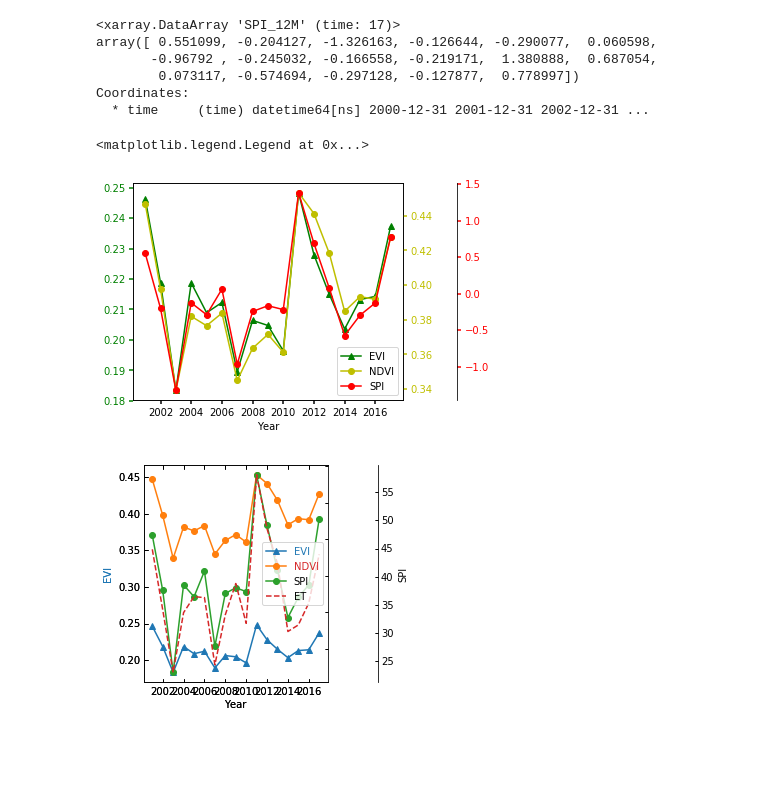
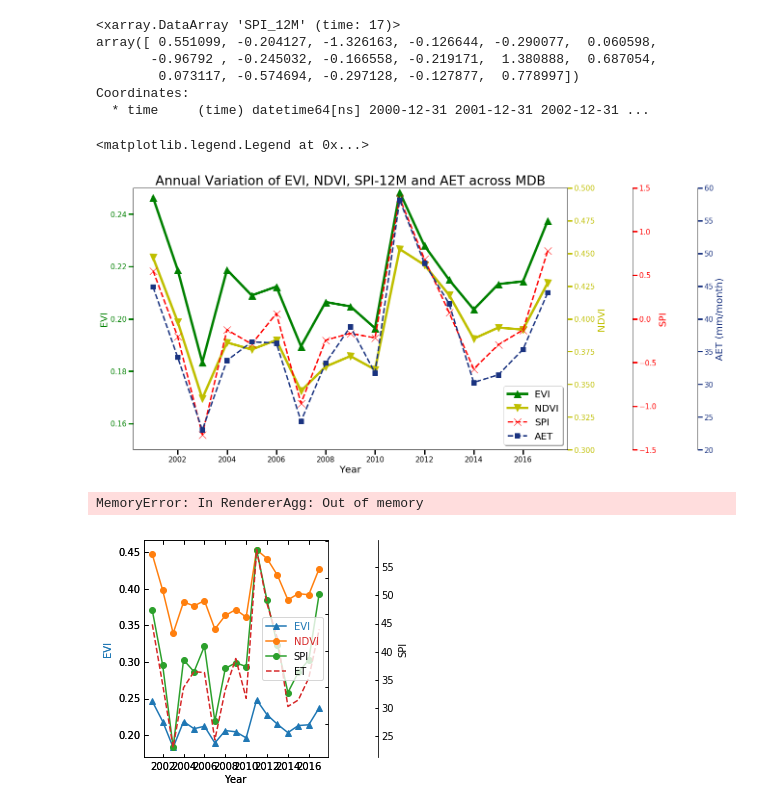
Before and after one commit to ozewex/team-drip, a Jupyter notebook: notebooks/gr/GR_TS_VI_ENV.ipynb, the cells around one changed output. Saved outputs shown, nothing was run; the diff lists cells and outputs as text; code cells hidden in the pictures; blank space fills up the shorter version.

Commit message:
timeseries with multiple yaxis

```diff
--- a/notebooks/gr/GR_TS_VI_ENV.ipynb
+++ b/notebooks/gr/GR_TS_VI_ENV.ipynb
@@ -114,4 +117,6 @@ Coordinates:
 # %%
+
+
 import matplotlib.pyplot as plt
 
 
@@ -120,53 +125,78 @@ def make_patch_spines_invisible(ax):
     ax.patch.set_visible(False)
     for sp in ax.spines.values():
         sp.set_visible(False)
 
 
-fig, host = plt.subplots()
+fig, host = plt.subplots(figsize=(20,10))
 fig.subplots_adjust(right=0.75)
+# fig.figure
+# plt.figure(figsize=(1,4)
 
 par1 = host.twinx()
 par2 = host.twinx()
+par3 = host.twinx()
 
 # Offset the right spine of par2.  The ticks and label have already been
 # placed on the right by twinx above.
-par2.spines["right"].set_position(("axes", 1.2))
+par2.spines["right"].set_position(("axes", 1.15))
+par3.spines["right"].set_position(("axes", 1.3))
 # Having been created by twinx, par2 has its frame off, so the line of its
 # detached spine is invisible.  First, activate the frame but make the patch
 # and spines invisible.
 make_patch_spines_invisible(par2)
+make_patch_spines_invisible(par3)
 # Second, show the right spine.
 par2.spines["right"].set_visible(True)
-p1, = host.plot(evi_ts.time,evi_ts,'g^-', label="EVI")
-p2, = par1.plot(ndvi_ts.time,ndvi_ts,'yo-', label="NDVI")
-p3, = par2.plot(spi_ts.time,spi_ts,'ro-', label="SPI")
+par3.spines["right"].set_visible(True)
+p1, = host.plot(evi_ts.time,evi_ts,'g^-', label="EVI",linewidth=5,markersize=15)
+p2, = par1.plot(ndvi_ts.time,ndvi_ts,'yv-', label="NDVI",linewidth=5,markersize=15)
+p3, = par2.plot(spi_ts.time,spi_ts,'rx--', label="SPI",linewidth=3,markersize=15)
+p4, = par3.plot(aet_ts.time,aet_ts,'s--',color=(0.1, 0.2, 0.5), label="AET",linewidth=3,markersize=10)
 
-# host.set_xlim(0, 2)
-# host.set_ylim(0, 2)
-# par1.set_ylim(0, 4)
-# par2.set_ylim(1, 65)
 
 host.set_xlabel("Year")
-# host.set_ylabel("Density")
-# par1.set_ylabel("Temperature")
-# par2.set_ylabel("Velocity")
+host.set_ylabel("EVI")
+par1.set_ylabel("NDVI")
+par2.set_ylabel("SPI")
+par3.set_ylabel("AET (mm/month)")
 
 host.yaxis.label.set_color(p1.get_color())
 par1.yaxis.label.set_color(p2.get_color())
 par2.yaxis.label.set_color(p3.get_color())
+par3.yaxis.label.set_color(p4.get_color())
 
-tkw = dict(size=4, width=1.5)
-host.tick_params(axis='y', colors=p1.get_color(), **tkw)
-par1.tick_params(axis='y', colors=p2.get_color(), **tkw)
-par2.tick_params(axis='y', colors=p3.get_color(), **tkw)
-host.tick_params(axis='x', **tkw)
+host.xaxis.label.set_fontsize(20)
+host.yaxis.label.set_fontsize(20)
+par1.yaxis.label.set_fontsize(20)
+par2.yaxis.label.set_fontsize(20)
+par3.yaxis.label.set_fontsize(20)
 
-lines = [p1, p2, p3]
+host.set_ylim(bottom=0.15, top = 0.25)
+par1.set_ylim(bottom=0.3, top = 0.5)
+par2.set_ylim(bottom=-1.5, top = 1.5)
+par3.set_ylim(bottom=20, top = 60)
 
-host.legend(lines, [l.get_label() for l in lines])
+
+tkw = dict(size=10, width=3)
+host.tick_params(axis='y', labelsize=15, colors=p1.get_color(), **tkw)
+par1.tick_params(axis='y', labelsize=15, colors=p2.get_color(), **tkw)
+par2.tick_params(axis='y', labelsize=15, colors=p3.get_color(), **tkw)
+par3.tick_params(axis='y', labelsize=15,colors=p4.get_color(), **tkw)
+host.tick_params(axis='x', labelsize=15, **tkw)
+
+host.set_title("Annual Variation of EVI, NDVI, SPI-12M and AET across MDB",fontsize=27)
+
+lines = [p1, p2, p3, p4]
+
+host.legend(lines, [l.get_label() for l in lines],loc=4, shadow=True, fontsize=20)
 # %% [output]
 <matplotlib.legend.Legend at 0x...>
-[figure, old version]
+[figure, new version]
+# %%
+fname = '/g/data/oe9/project/team-drip/results/timeseries_all_MDB.png'
+fig.savefig(fname, dpi=600)
+# %% [output]
+MemoryError: In RendererAgg: Out of memory
 # %%
 import numpy as np
 import matplotlib.pyplot as plt
```
Also changed, not shown: parts of 1 cell of this notebook, 2 other files.
